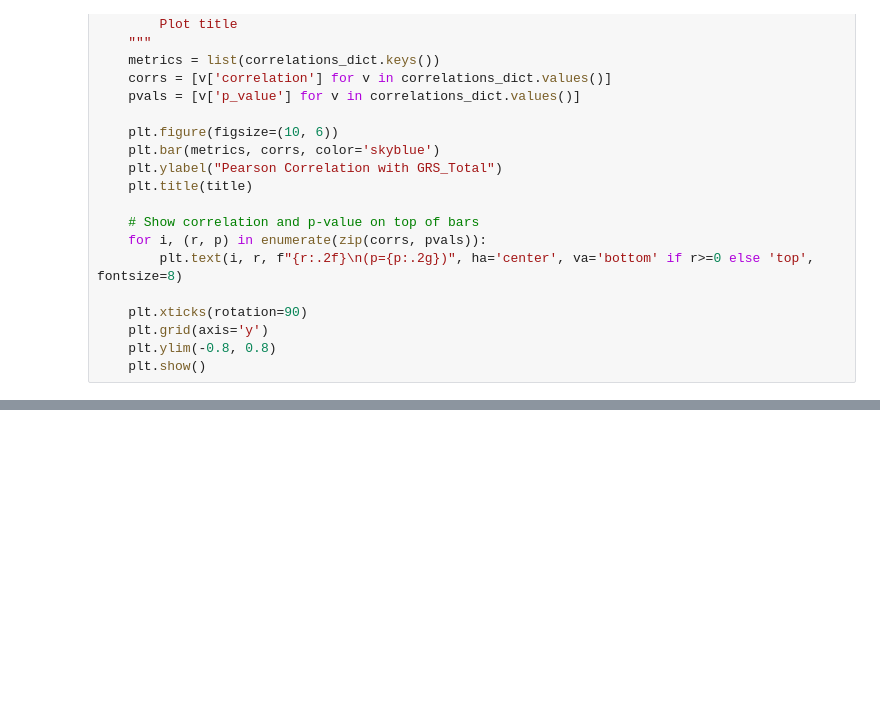
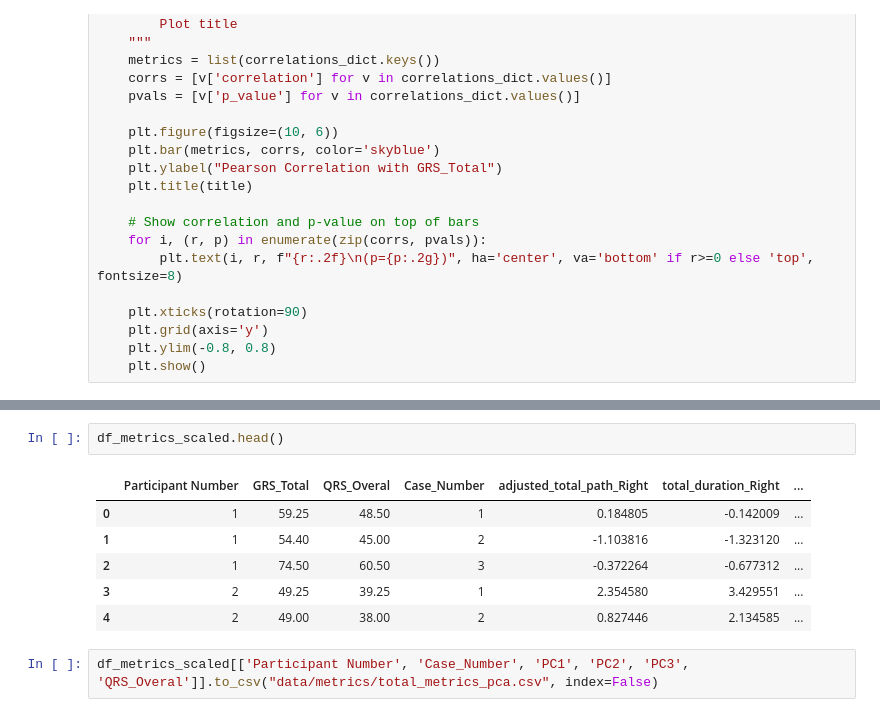
Before and after one commit to FinnWeikert/master-project, a Jupyter notebook: notebooks/handcrafted_baseline.ipynb, the cells around one changed output, grey strips where cells are left out. Drawn from its saved outputs; the diff is of its cells as text; blank space fills up the shorter version.

```diff
--- a/notebooks/handcrafted_baseline.ipynb
+++ b/notebooks/handcrafted_baseline.ipynb
@@ -191,0 +215,11 @@ LOOCV Correlation: 0.71
+# %%
+df_metrics_scaled.head()
+# %% [output]
+|  | Participant Number | GRS_Total | QRS_Overal | Case_Number | adjusted_total_path_Right | total_duration_Right | ... |
+| 0 | 1 | 59.25 | 48.50 | 1 | 0.184805 | -0.142009 | ... |
+| 1 | 1 | 54.40 | 45.00 | 2 | -1.103816 | -1.323120 | ... |
+| 2 | 1 | 74.50 | 60.50 | 3 | -0.372264 | -0.677312 | ... |
+| 3 | 2 | 49.25 | 39.25 | 1 | 2.354580 | 3.429551 | ... |
+| 4 | 2 | 49.00 | 38.00 | 2 | 0.827446 | 2.134585 | ... |
+# %%
+df_metrics_scaled[['Participant Number', 'Case_Number', 'PC1', 'PC2', 'PC3', 'QRS_Overal']].to_csv("data/metrics/total_metrics_pca.csv", index=False)
```
Also changed, not shown: parts of 8 cells of this notebook, 23 other files.
